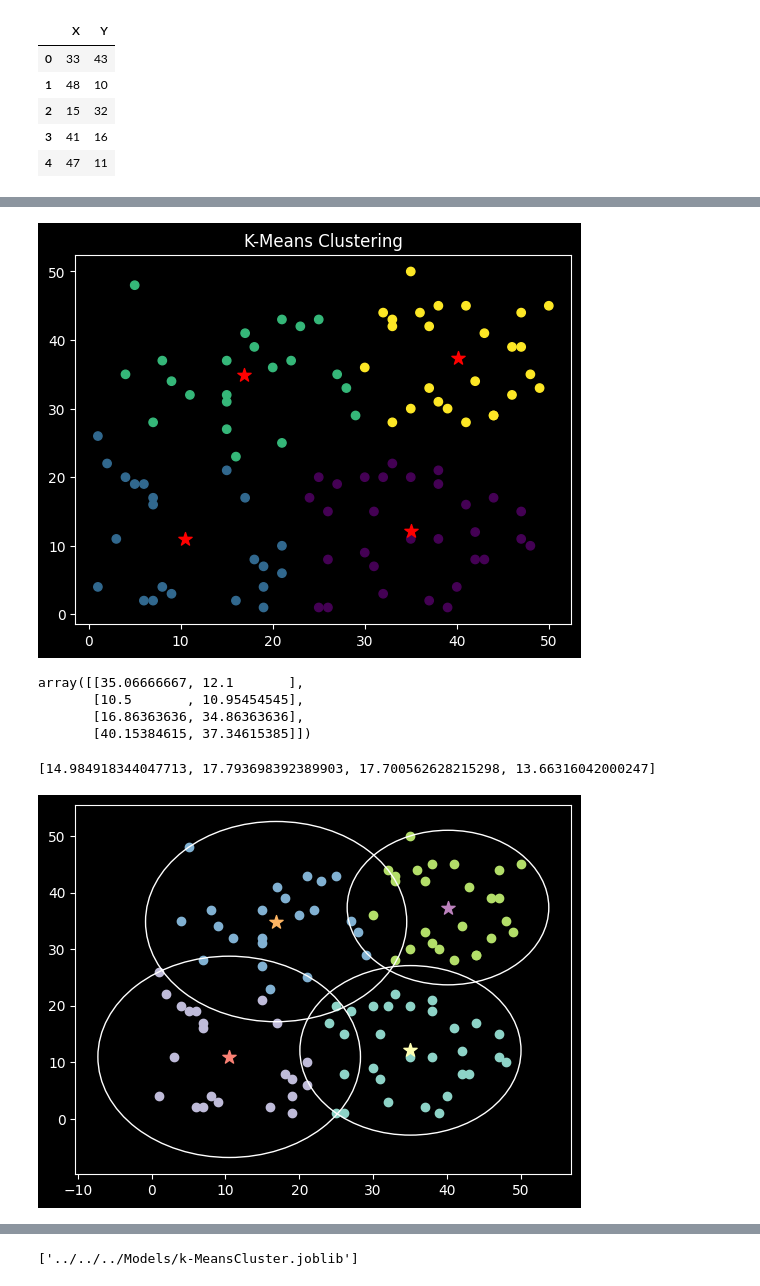
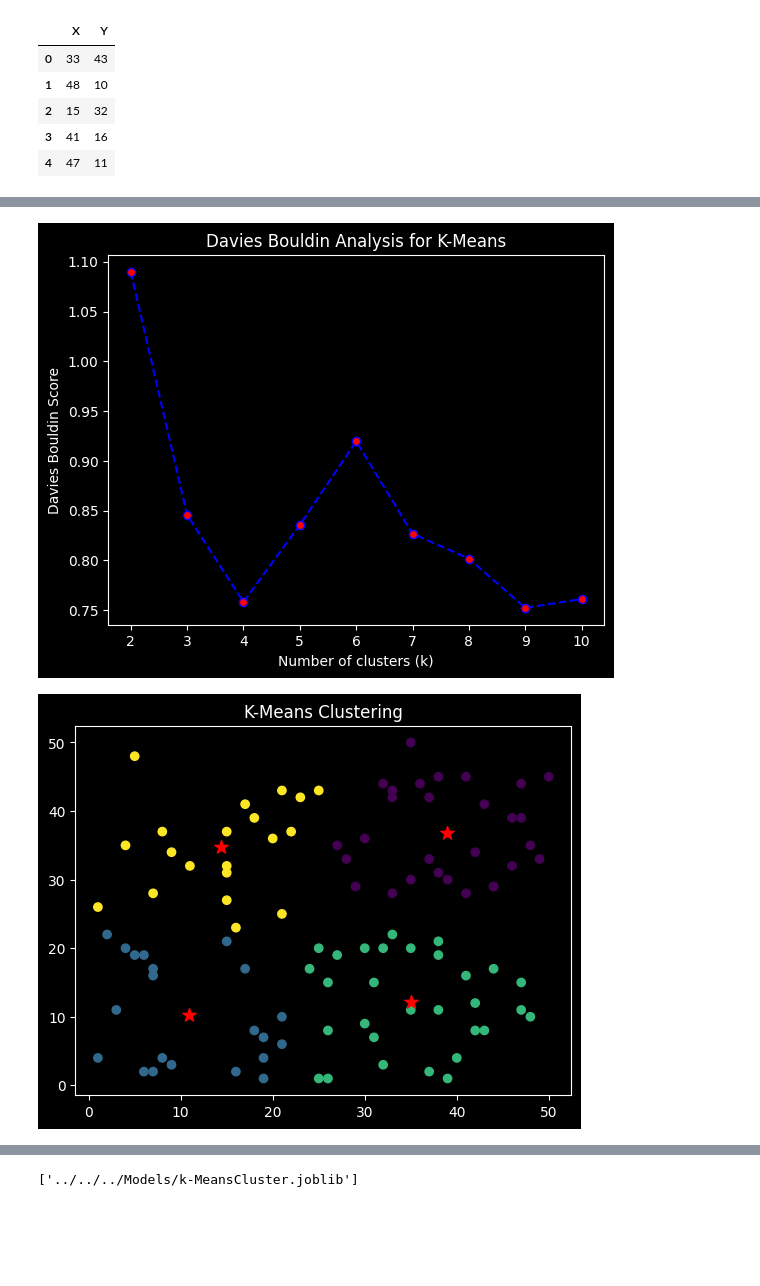
Before and after one commit to debjitpal5040/ML_Algorithms, a Jupyter notebook: Machine Learning Algorithms/Unsupervised Learning/K-Means Clustering/K-Means_Clustering.ipynb, the cells around one changed output, grey strips where cells are left out. Cells and saved outputs as stored; diff of their text form; code cells hidden in the pictures; blank space fills up the shorter version.

```diff
--- a/Machine Learning Algorithms/Unsupervised Learning/K-Means Clustering/K-Means_Clustering.ipynb
+++ b/Machine Learning Algorithms/Unsupervised Learning/K-Means Clustering/K-Means_Clustering.ipynb
@@ -60,17 +83,26 @@ plt.savefig("Images/Elbow_Method.png", bbox_inches="tight")
+# %%
+plt.plot(
+    range(2, 11),
+    davies_bouldin,
+    linestyle="dashed",
+    color="blue",
+    marker="o",
+    markerfacecolor="red",
+)
+plt.xticks(np.arange(2, 11))
+plt.xlabel("Number of clusters (k)")
+plt.ylabel("Davies Bouldin Score")
+plt.title("Davies Bouldin Analysis for K-Means")
+plt.savefig("Images/Davies_Bouldin_Analysis.png", bbox_inches="tight")
+# %% [output]
+[figure, added]
 # %%
 kmeans = KMeans(n_clusters=4)
-kmeans.fit(df)
+cluster_labels = kmeans.fit_predict(df)
 centroids = kmeans.cluster_centers_
-plt.scatter(df["X"], df["Y"], c=kmeans.labels_)
+plt.scatter(df["X"], df["Y"], c=cluster_labels)
 plt.scatter(centroids[:, 0], centroids[:, 1], marker=MarkerStyle("*"), c="red", s=100)
 plt.title("K-Means Clustering")
 plt.savefig("Images/K-Means.png", bbox_inches="tight")
 # %% [output]
-[figure, old version]
+[figure, new version]
-# %%
-centroids
-# %% [output]
-array([[35.06666667, 12.1       ],
-       [10.5       , 10.95454545],
-       [16.86363636, 34.86363636],
-       [40.15384615, 37.34615385]])
@@ -94,17 +108,0 @@ for cluster_id in range(4):
-# %%
-cluster_radii
-# %% [output]
-[14.984918344047713, 17.793698392389903, 17.700562628215298, 13.66316042000247]
-# %%
-fig, ax = plt.subplots()
-for i in range(4):
-    data_subset = df[kmeans.labels_ == i]
-    ax.scatter(data_subset["X"], data_subset["Y"])
-    ax.scatter(centroids[i][0], centroids[i][1], marker=MarkerStyle("*"), s=100)
-
-for i in range(4):
-    circle = Circle(xy=centroids[i], radius=cluster_radii[i], fill=False)
-    ax.add_patch(circle)
-plt.savefig("Images/Clusters_with_Borders.png", bbox_inches="tight")
-# %% [output]
-[figure, removed]
```
Also changed, not shown: parts of 12 cells of this notebook, 15 other files.
